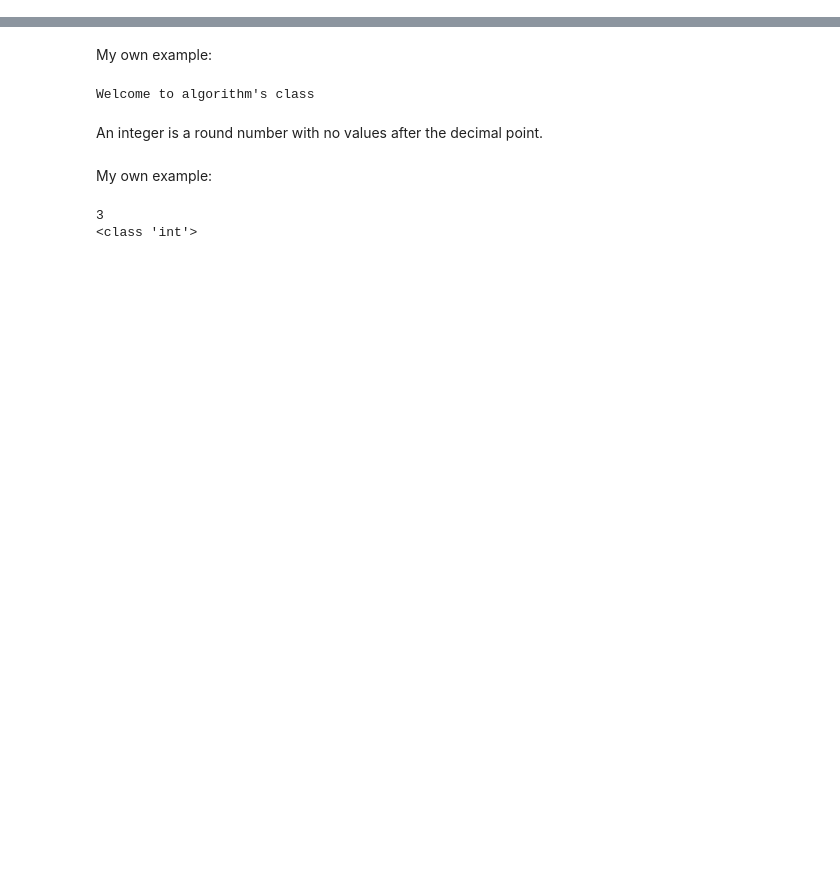
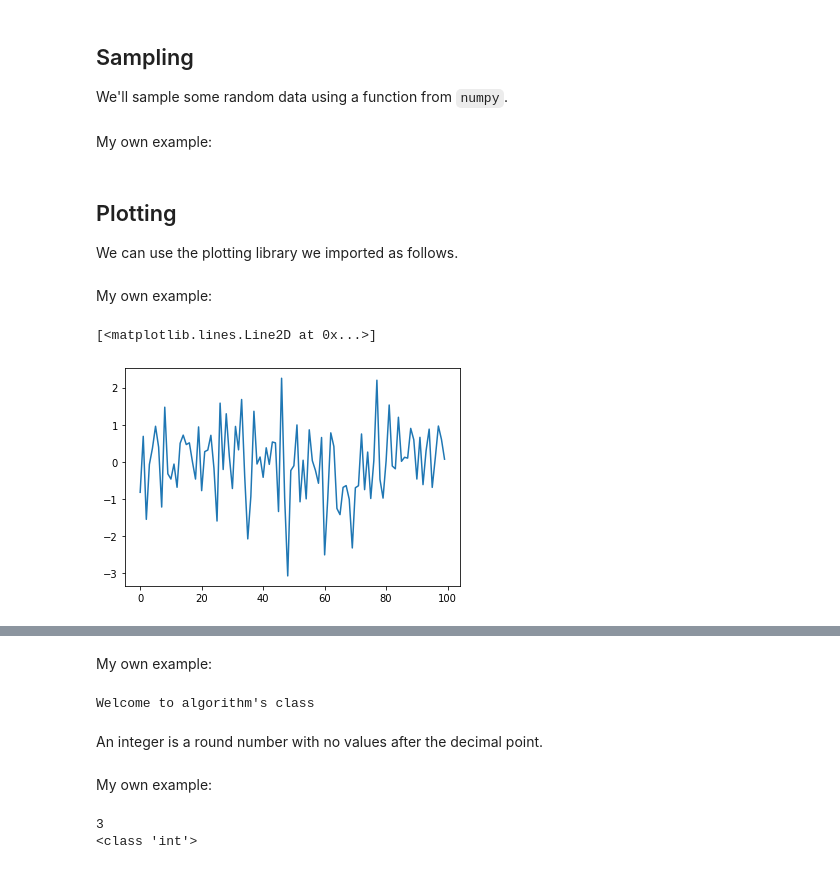
Before and after one commit to stsanchezl/AlgorithmsUN2021II, a Jupyter notebook: Lab1/stsanchezl_Lab1.ipynb, the cells around one changed output, grey strips where cells are left out. Cells and saved outputs as stored; diff of their text form; code cells hidden in the pictures; blank space fills up the shorter version.

```diff
--- a/Lab1/stsanchezl_Lab1.ipynb
+++ b/Lab1/stsanchezl_Lab1.ipynb
@@ -0,0 +115,20 @@
+# %% [markdown]
+## Sampling
+
+We'll sample some random data using a function from `numpy`.
+# %% [markdown]
+My own example:
+# %%
+# Sample 100 points with a mean of 0 and an std of 1. This is a standard normal distribution.
+X = np.random.normal(0, 1, 100)
+# %% [markdown]
+## Plotting
+
+We can use the plotting library we imported as follows.
+# %% [markdown]
+My own example:
+# %%
+plt.plot(X)
+# %% [output]
+[<matplotlib.lines.Line2D at 0x...>]
+[figure, added]
```
Also changed, not shown: parts of 69 cells of this notebook.
